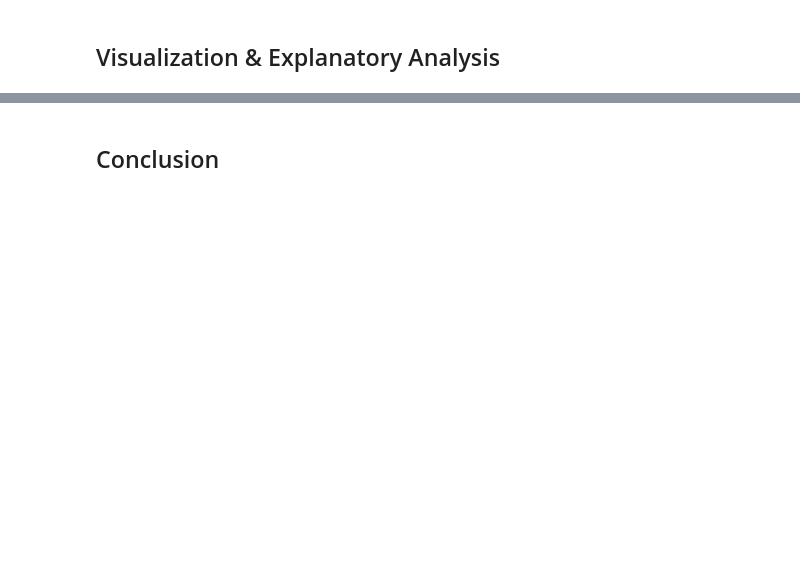
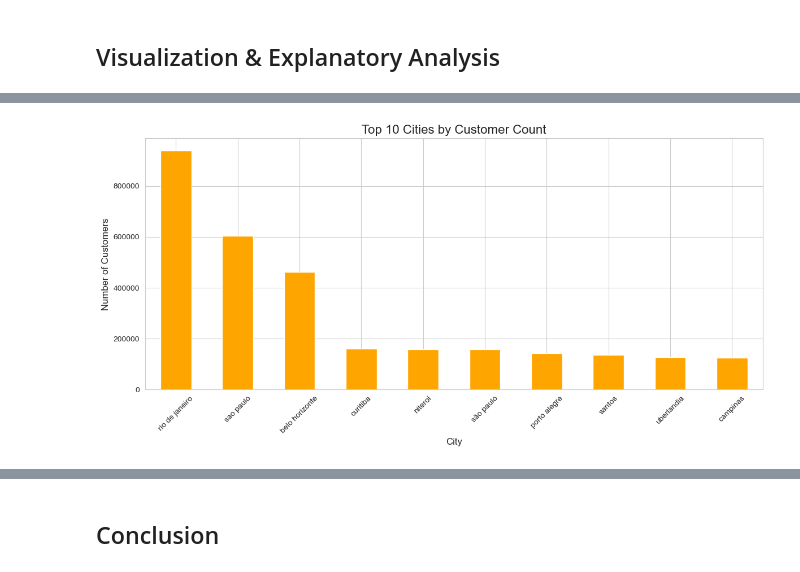
Before and after one commit to sofviyaa/PythonDataAnalyst, a Jupyter notebook: Proyek_Analisis_Data.ipynb, the cells around one changed output, grey strips where cells are left out. Saved outputs shown, nothing was run; the diff lists cells and outputs as text; code cells hidden in the pictures; blank space fills up the shorter version.

```diff
--- a/Proyek_Analisis_Data.ipynb
+++ b/Proyek_Analisis_Data.ipynb
@@ -504,0 +659,6 @@ dtype: int64
+# %%
+# Count customers berdasarkan kota
+city_distribution = merged_data['geolocation_city'].value_counts()
+
+# Display top cities
+print("Top 5 Cities by Customer Count:\n", city_distribution.head())
@@ -516,0 +784,15 @@ dtype: int64
+# %%
+# Top 10 cities by customer count
+top_cities = city_distribution.head(10)
+
+# Plot customer distribution by city
+plt.figure(figsize=(12, 6))
+top_cities.plot(kind='bar', color='orange')
+plt.title('Top 10 Cities by Customer Count', fontsize=16)
+plt.xlabel('City', fontsize=12)
+plt.ylabel('Number of Customers', fontsize=12)
+plt.xticks(rotation=45)
+plt.tight_layout()
+plt.show()
+# %% [output]
+[figure, added]
```
Also changed, not shown: parts of 43 cells of this notebook.
